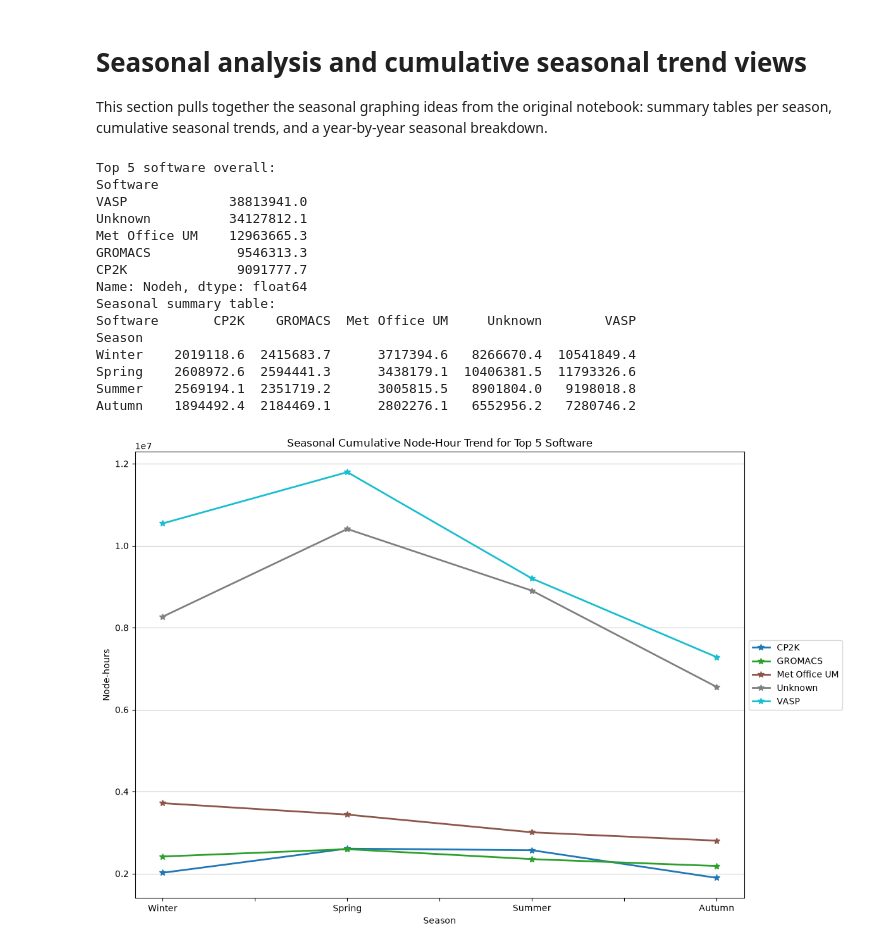
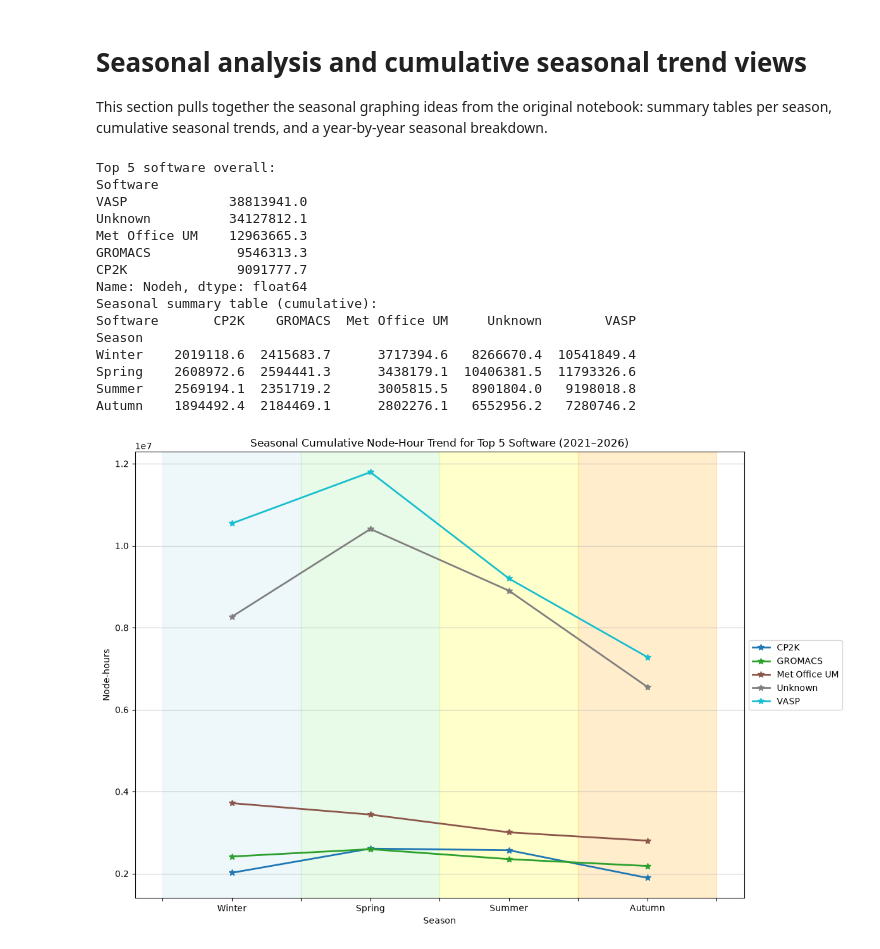
Before and after one commit to PrincessOwuna15/archer2-workload-research, a Jupyter notebook: notebooks/seasonal_trends.ipynb, the cells around one changed output. Cells and saved outputs as stored; diff of their text form; code cells hidden in the pictures.

Commit message:
Updated notebooks with new graphs

```diff
--- a/notebooks/seasonal_trends.ipynb
+++ b/notebooks/seasonal_trends.ipynb
@@ -120,6 +129,7 @@ This section pulls together the seasonal graphing ideas from the original notebo
 # 1) cumulative seasonal trend across all years
 # 2) year-by-year seasonal trend plots
 # 3) overall seasonal profile for top software
+
 
 import pandas as pd
 import matplotlib.pyplot as plt
@@ -138,7 +148,7 @@ hpc_data["Season"] = pd.Categorical(
     ordered=True
 )
 
-# Get top 5 software overall
+# Get top 5 software overall (grouped by Software, summed across ALL years)
 overall_top5 = (
     hpc_data.groupby("Software")["Nodeh"]
     .sum()
@@ -152,7 +162,7 @@ print(overall_top5)
 selected_software = overall_top5.index.tolist()
 filtered = hpc_data[hpc_data["Software"].isin(selected_software)]
 
-# Cumulative seasonal totals over all years
+# Cumulative seasonal totals over all years (SUM)
 seasonal_trend = (
     filtered.groupby(["Season", "Software"], observed=True)["Nodeh"]
     .sum()
@@ -168,10 +178,10 @@ pivot_df = seasonal_trend.pivot_table(
 ).fillna(0)
 
 pivot_df = pivot_df.reindex(season_order)
-print("Seasonal summary table:")
+print("Seasonal summary table (cumulative):")
 print(pivot_df)
 
-# Plot cumulative seasonal trend across all years
+# Plot cumulative seasonal trend
 pivot_df.plot(
     kind="line",
     figsize=(12, 8),
@@ -181,55 +191,69 @@ pivot_df.plot(
     markersize=7
 )
 
-plt.title("Seasonal Cumulative Node-Hour Trend for Top 5 Software")
+plt.title("Seasonal Cumulative Node-Hour Trend for Top 5 Software (2021–2026)")
 plt.xlabel("Season")
 plt.ylabel("Node-hours")
 plt.grid(axis="y", linestyle="-", alpha=0.6)
+
+# ADD COLOR CODING
+plt.axvspan(-0.5, 0.5, color='lightblue', alpha=0.2)    # Winter
+plt.axvspan(0.5, 1.5, color='lightgreen', alpha=0.2)    # Spring
+plt.axvspan(1.5, 2.5, color='yellow', alpha=0.2)        # Summer
+plt.axvspan(2.5, 3.5, color='orange', alpha=0.2)        # Autumn
+
 plt.legend(loc="center left", bbox_to_anchor=(1, 0.5))
 plt.tight_layout()
 plt.show()
 
-# Year-by-year seasonal trend plots
+# Year-by-year seasonal trend plots (MEAN for individual years)
 for year_name, year_group in filtered.groupby("Year"):
     yearly_seasonal = (
         year_group.groupby(["Season", "Software"], observed=True)["Nodeh"]
-        .sum()
+        .mean()  # MEAN for individual years
         .reset_index()
     )
 
     pivot_year = yearly_seasonal.pivot_table(
         index="Season",
         columns="Software",
         values="Nodeh",
-        aggfunc="sum",
+        aggfunc="mean",
         observed=True
     ).fillna(0)
 
     pivot_year = pivot_year.reindex(season_order)
 
     fig, ax = plt.subplots(figsize=(12, 7))
-    pivot_year.plot(kind="line", ax=ax, marker="*", linewidth=2)
+    pivot_year.plot(kind="line", ax=ax, marker="*", linewidth=2, markersize=7)
     ax.set_title(f"Seasonal Node-Hour Trend for Top 5 Software in {int(year_name)}")
     ax.set_xlabel("Season")
-    ax.set_ylabel("Node-hours")
-    ax.grid(True)
+    ax.set_ylabel("Node-hours (average)")
+    ax.grid(axis="y", linestyle="-", alpha=0.6)
+
+    # ADD COLOR CODING
+    ax.axvspan(-0.5, 0.5, color='lightblue', alpha=0.2)    # Winter
+    ax.axvspan(0.5, 1.5, color='lightgreen', alpha=0.2)    # Spring
+    ax.axvspan(1.5, 2.5, color='yellow', alpha=0.2)        # Summer
+    ax.axvspan(2.5, 3.5, color='orange', alpha=0.2)        # Autumn
+
     ax.legend(loc="center left", bbox_to_anchor=(1, 0.5))
     plt.tight_layout()
     plt.show()
 # %% [output]
 Top 5 software overall:
 Software
 VASP             38813941.0
 Unknown          34127812.1
 Met Office UM    12963665.3
 GROMACS           9546313.3
 CP2K              9091777.7
 Name: Nodeh, dtype: float64
-Seasonal summary table:
+Seasonal summary table (cumulative):
 Software       CP2K    GROMACS  Met Office UM     Unknown        VASP
 Season
 Winter    2019118.6  2415683.7      3717394.6   8266670.4  10541849.4
 Spring    2608972.6  2594441.3      3438179.1  10406381.5  11793326.6
 Summer    2569194.1  2351719.2      3005815.5   8901804.0   9198018.8
 Autumn    1894492.4  2184469.1      2802276.1   6552956.2   7280746.2
-[figure, old version]
+[figure, new version]
```
Also changed, not shown: parts of 2 cells of this notebook, 1 other file.
